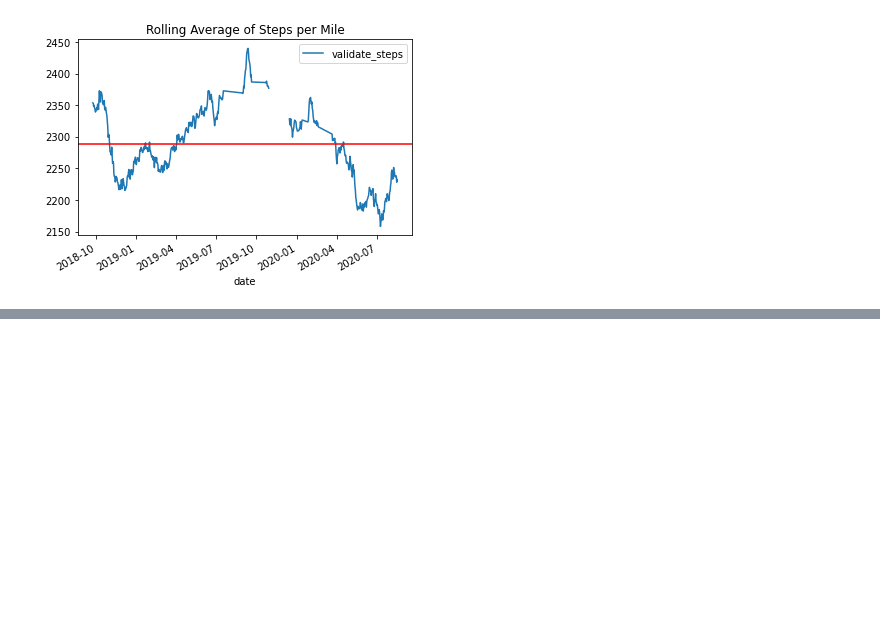
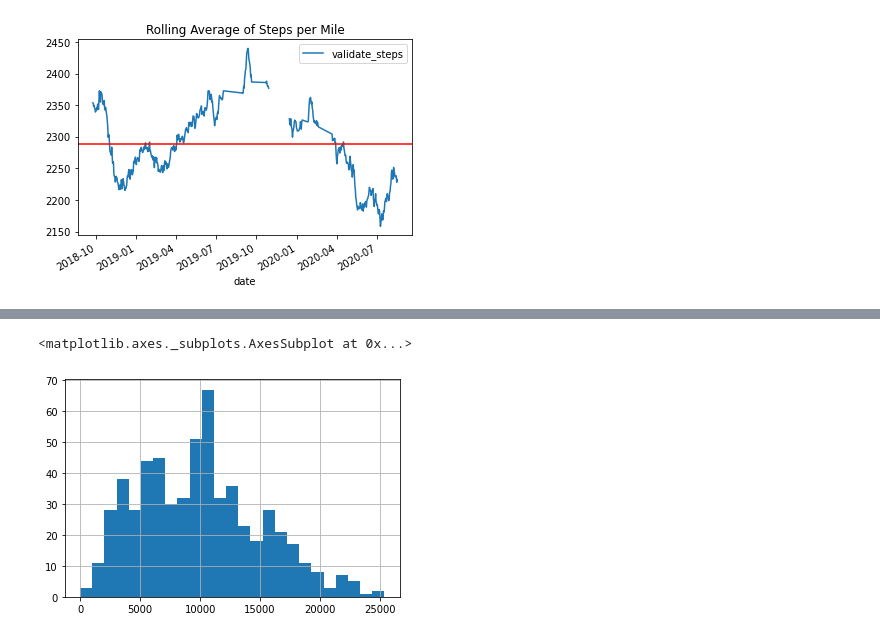
Before and after one commit to noahmelngailis/time_series_steps_project, a Jupyter notebook: time_series_mvp.ipynb, the cells around one changed output, grey strips where cells are left out. Saved outputs shown, nothing was run; the diff lists cells and outputs as text; code cells hidden in the pictures; blank space fills up the shorter version.

```diff
--- a/time_series_mvp.ipynb
+++ b/time_series_mvp.ipynb
@@ -321,0 +326,5 @@ plt.legend()
+# %%
+df.steps.hist(bins=25)
+# %% [output]
+<matplotlib.axes._subplots.AxesSubplot at 0x...>
+[figure, added]
```
Also changed, not shown: parts of 1 cell of this notebook.
